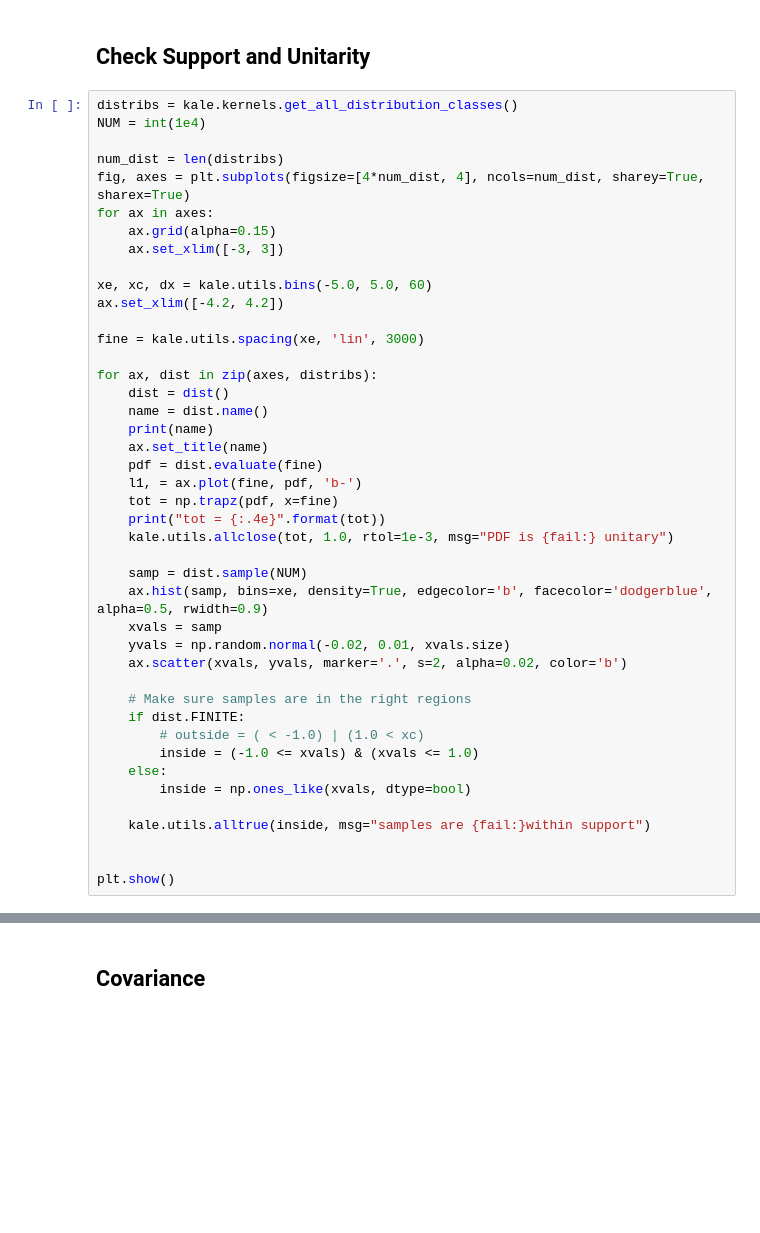
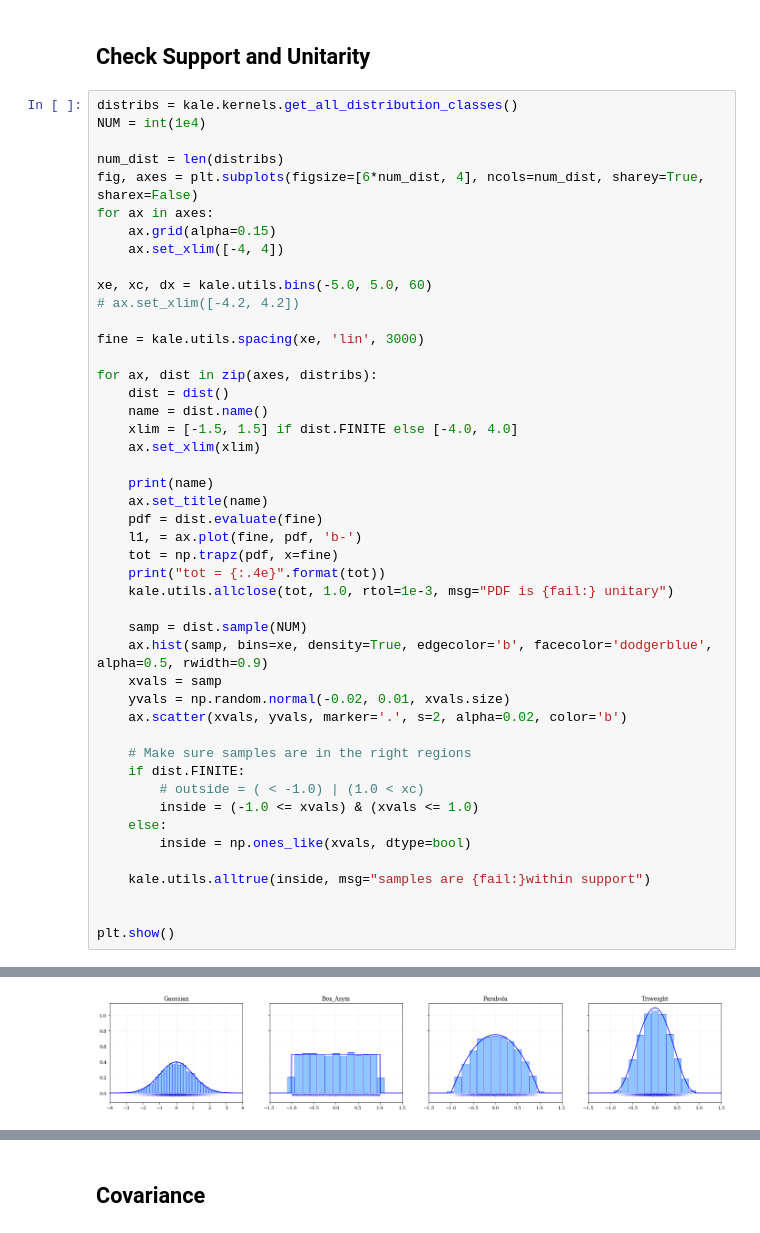
Before and after one commit to lzkelley/kalepy, a Jupyter notebook: notebooks/kernels.ipynb, the cells around one changed output, grey strips where cells are left out. Cells and saved outputs as stored; diff of their text form; blank space fills up the shorter version.

```diff
--- a/notebooks/kernels.ipynb
+++ b/notebooks/kernels.ipynb
@@ -167,19 +172,22 @@ distribs = kale.kernels.get_all_distribution_classes()
 NUM = int(1e4)
 
 num_dist = len(distribs)
-fig, axes = plt.subplots(figsize=[4*num_dist, 4], ncols=num_dist, sharey=True, sharex=True)
+fig, axes = plt.subplots(figsize=[6*num_dist, 4], ncols=num_dist, sharey=True, sharex=False)
 for ax in axes:
     ax.grid(alpha=0.15)
-    ax.set_xlim([-3, 3])
+    ax.set_xlim([-4, 4])
 
 xe, xc, dx = kale.utils.bins(-5.0, 5.0, 60)
-ax.set_xlim([-4.2, 4.2])
+# ax.set_xlim([-4.2, 4.2])
 
 fine = kale.utils.spacing(xe, 'lin', 3000)
 
 for ax, dist in zip(axes, distribs):
     dist = dist()
     name = dist.name()
+    xlim = [-1.5, 1.5] if dist.FINITE else [-4.0, 4.0]
+    ax.set_xlim(xlim)
+
     print(name)
     ax.set_title(name)
     pdf = dist.evaluate(fine)
@@ -205,3 +213,4 @@ for ax, dist in zip(axes, distribs):
 
 
 plt.show()
+# %% [output]
@@ -208,3 +233,4 @@ plt.show()
+[figure, added]
 # %%
 distribs = kale.kernels.get_all_distribution_classes()
 NUM = int(1e5)
```
Also changed, not shown: parts of 4 cells of this notebook, 2 other files.
